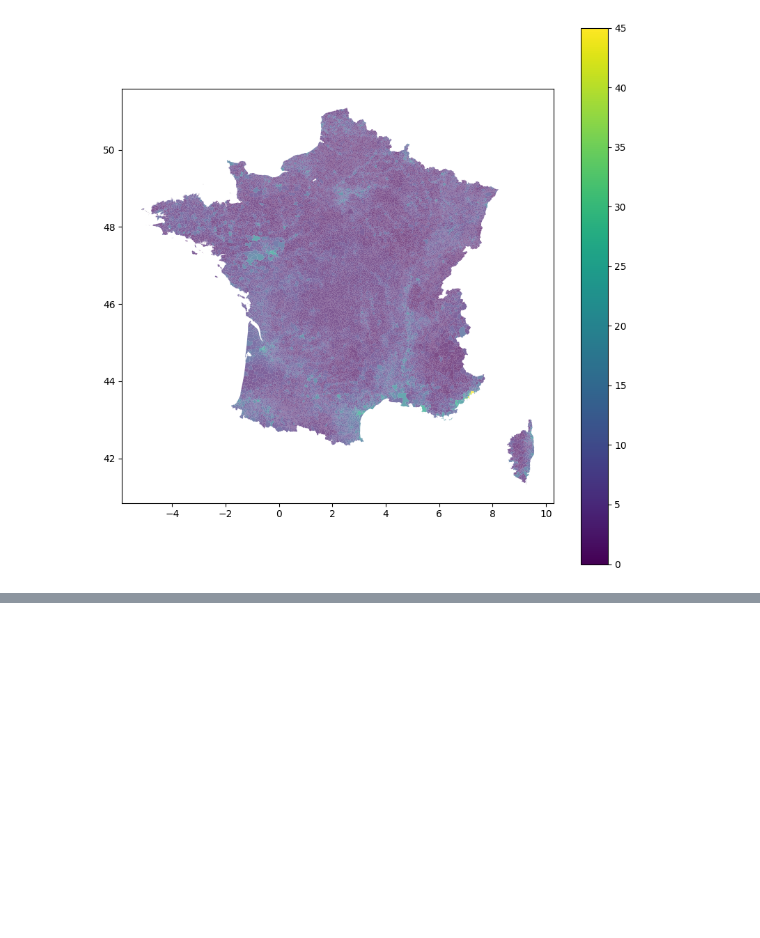
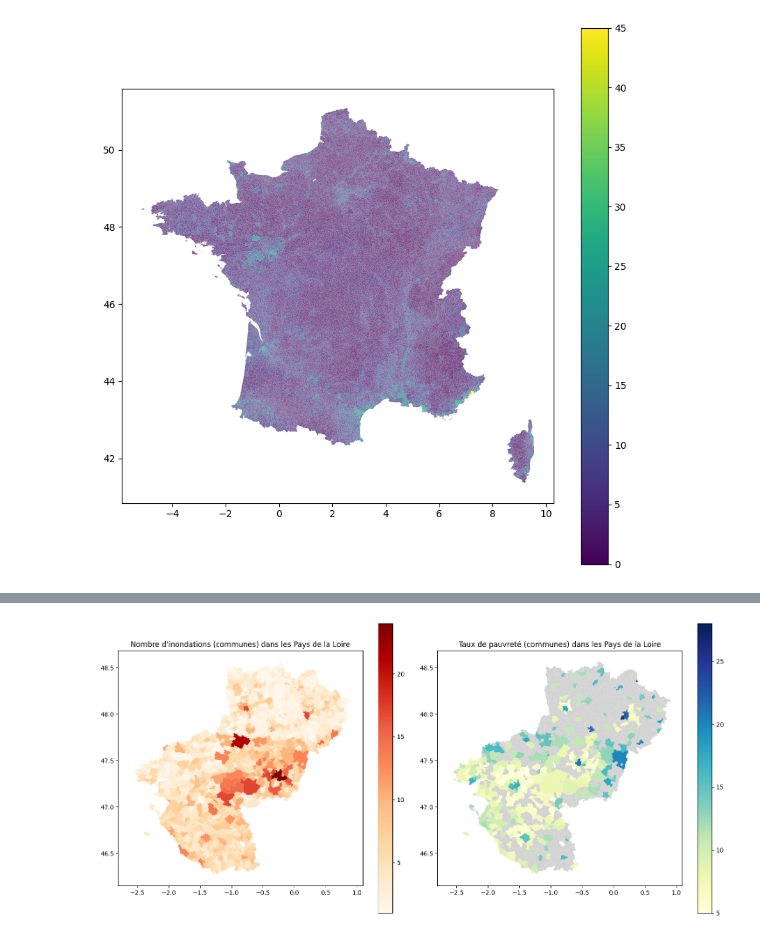
Before and after one commit to aurelianmoge/Projet-Python---ENSAE-2025, a Jupyter notebook: Cartographie des inondations.ipynb, the cells around one changed output, grey strips where cells are left out. Saved outputs shown, nothing was run; the diff lists cells and outputs as text; code cells hidden in the pictures; blank space fills up the shorter version.

```diff
--- a/Cartographie des inondations.ipynb
+++ b/Cartographie des inondations.ipynb
@@ -128,0 +240,29 @@ plt.show()
+# %%
+#### On visualise à présent la pauvreté ET les inondations côte à côte
+
+fig, axes = plt.subplots(1, 2, figsize=(15, 7))
+
+gdf_pauvrete_pdl.plot(
+    column='Occurrences',
+    ax=axes[0],
+    legend=True,
+    cmap='OrRd'
+)
+axes[0].set_title("Nombre d'inondations (communes) dans les Pays de la Loire")
+
+gdf_pauvrete_pdl.plot(
+    column='TP6021',
+    ax=axes[1],
+    legend=True,
+    cmap='YlGnBu',
+    missing_kwds={
+        "color": "lightgrey",  # couleur pour les NAs
+        "label": "Données manquantes"  # optionnel : label dans la légende
+    }
+)
+axes[1].set_title('Taux de pauvreté (communes) dans les Pays de la Loire')
+
+plt.tight_layout()
+plt.show()
+# %% [output]
+[figure, added]
```
Also changed, not shown: parts of 9 cells of this notebook.
